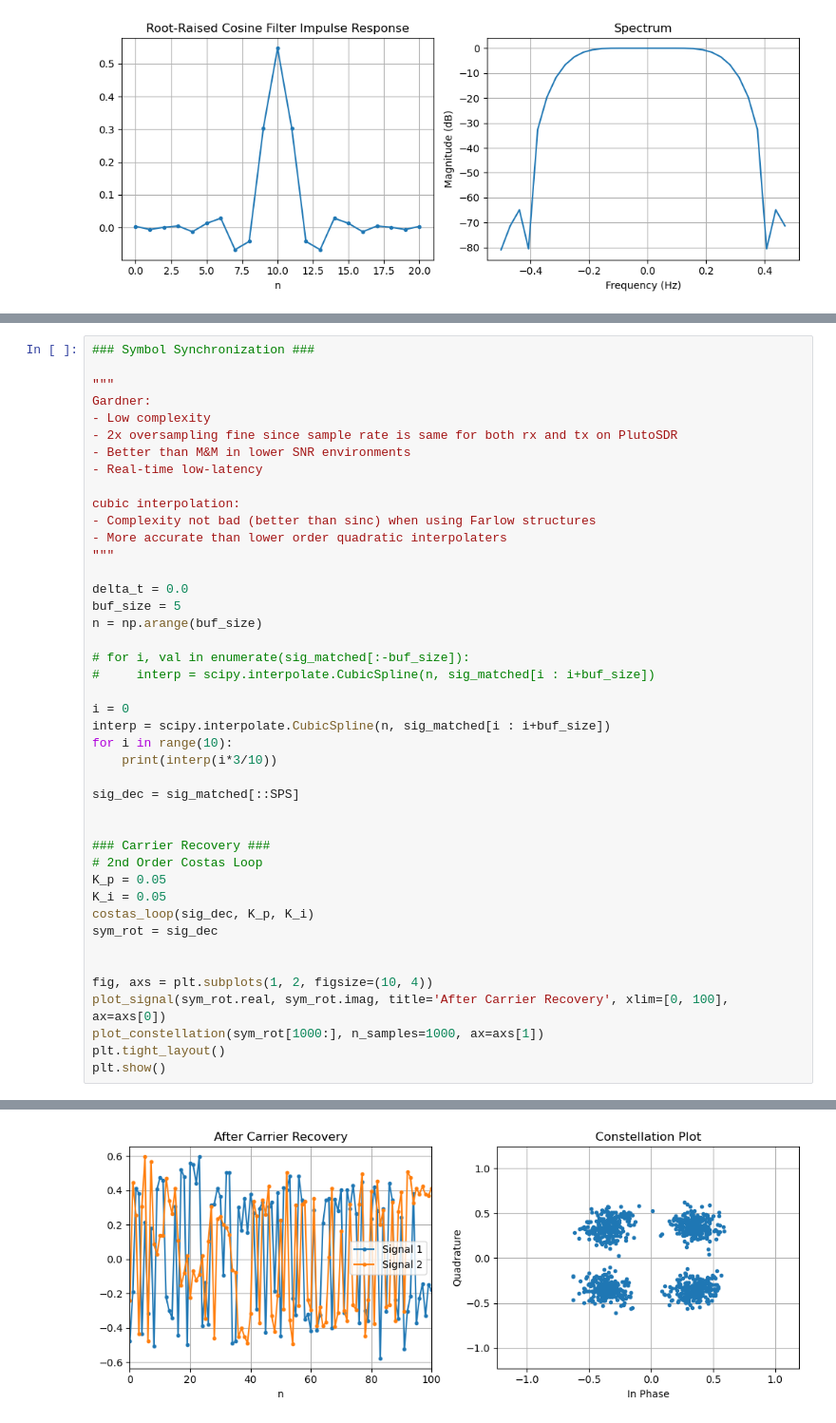
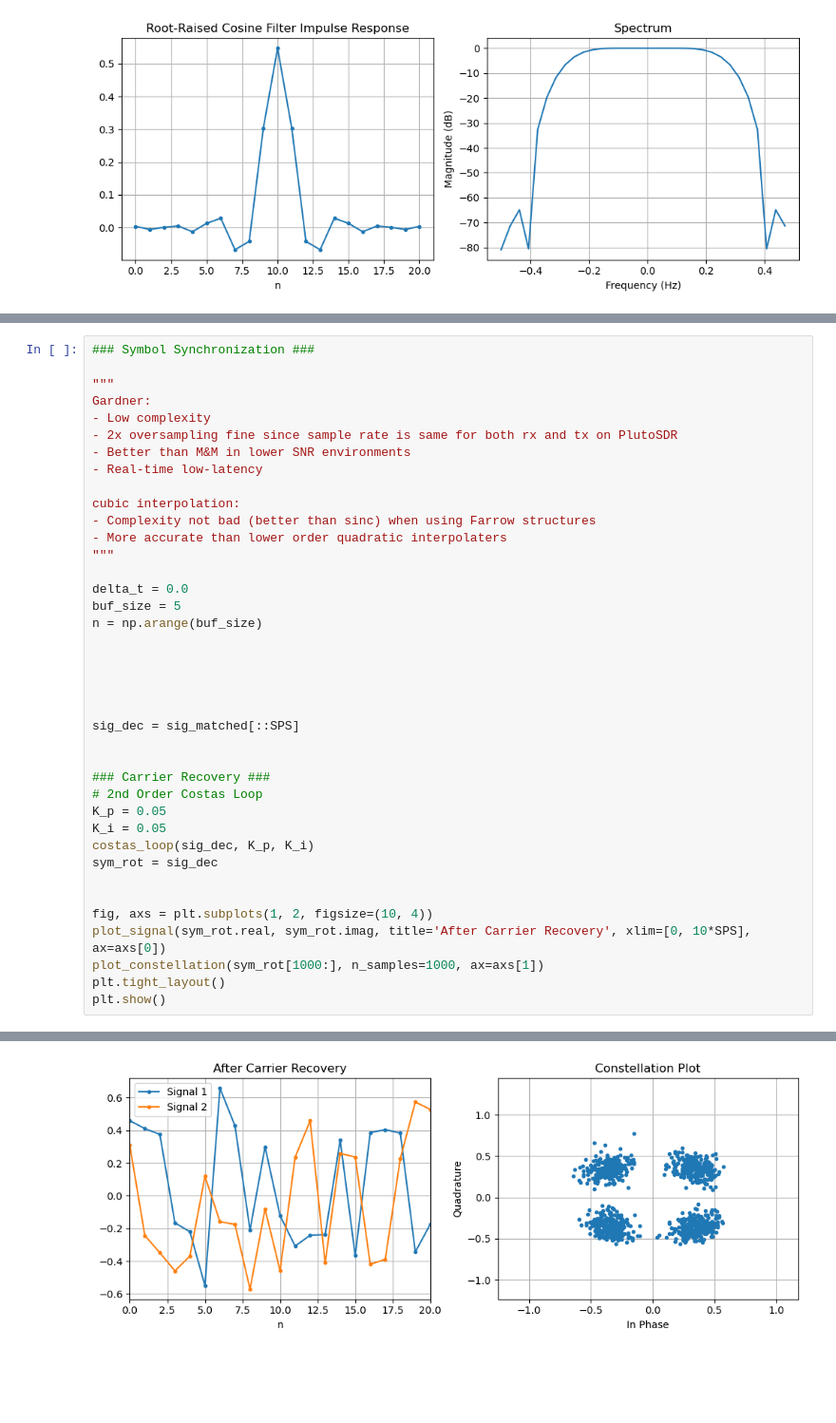
Before and after one commit to cddelong6626/sdr-notebooks, a Jupyter notebook: notebooks/qpsk_sim.ipynb, the cells around one changed output, grey strips where cells are left out. Shown at 95% size. Drawn from its saved outputs; the diff is of its cells as text; blank space fills up the shorter version.

```diff
--- a/notebooks/qpsk_sim.ipynb
+++ b/notebooks/qpsk_sim.ipynb
@@ -148,7 +152,7 @@ Gardner:
 - Real-time low-latency
 
 cubic interpolation:
-- Complexity not bad (better than sinc) when using Farlow structures
+- Complexity not bad (better than sinc) when using Farrow structures
 - More accurate than lower order quadratic interpolaters
 """
 
@@ -156,13 +160,9 @@ delta_t = 0.0
 buf_size = 5
 n = np.arange(buf_size)
 
-# for i, val in enumerate(sig_matched[:-buf_size]):
-#     interp = scipy.interpolate.CubicSpline(n, sig_matched[i : i+buf_size])
 
-i = 0
-interp = scipy.interpolate.CubicSpline(n, sig_matched[i : i+buf_size])
-for i in range(10):
-    print(interp(i*3/10))
+
+
 
 sig_dec = sig_matched[::SPS]
 
@@ -176,7 +176,7 @@ sym_rot = sig_dec
 
 
 fig, axs = plt.subplots(1, 2, figsize=(10, 4))
-plot_signal(sym_rot.real, sym_rot.imag, title='After Carrier Recovery', xlim=[0, 100], ax=axs[0])
+plot_signal(sym_rot.real, sym_rot.imag, title='After Carrier Recovery', xlim=[0, 10*SPS], ax=axs[0])
 plot_constellation(sym_rot[1000:], n_samples=1000, ax=axs[1])
 plt.tight_layout()
 plt.show()
@@ -194,4 +184,4 @@ plt.show()
-[figure, old version]
+[figure, new version]
 # %%
 ### Demodulation ###
 
```
Also changed, not shown: parts of 10 cells of this notebook, 1 other file.
